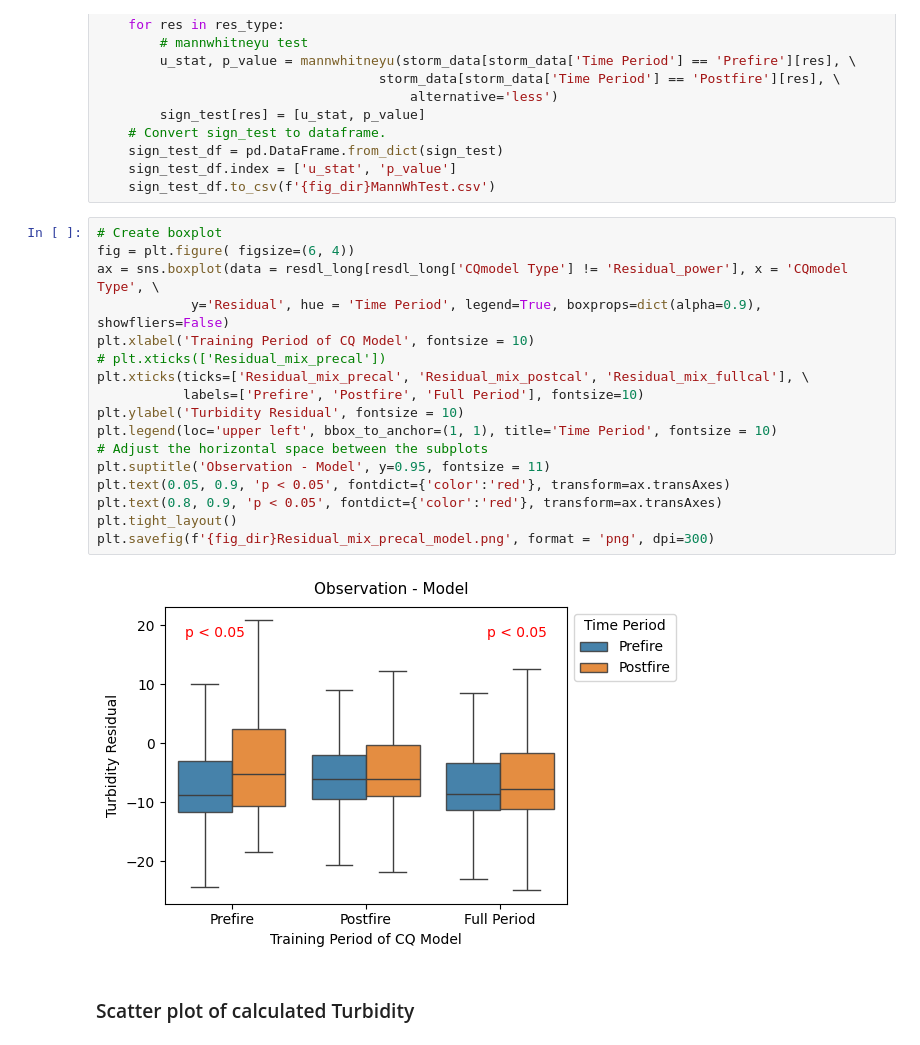
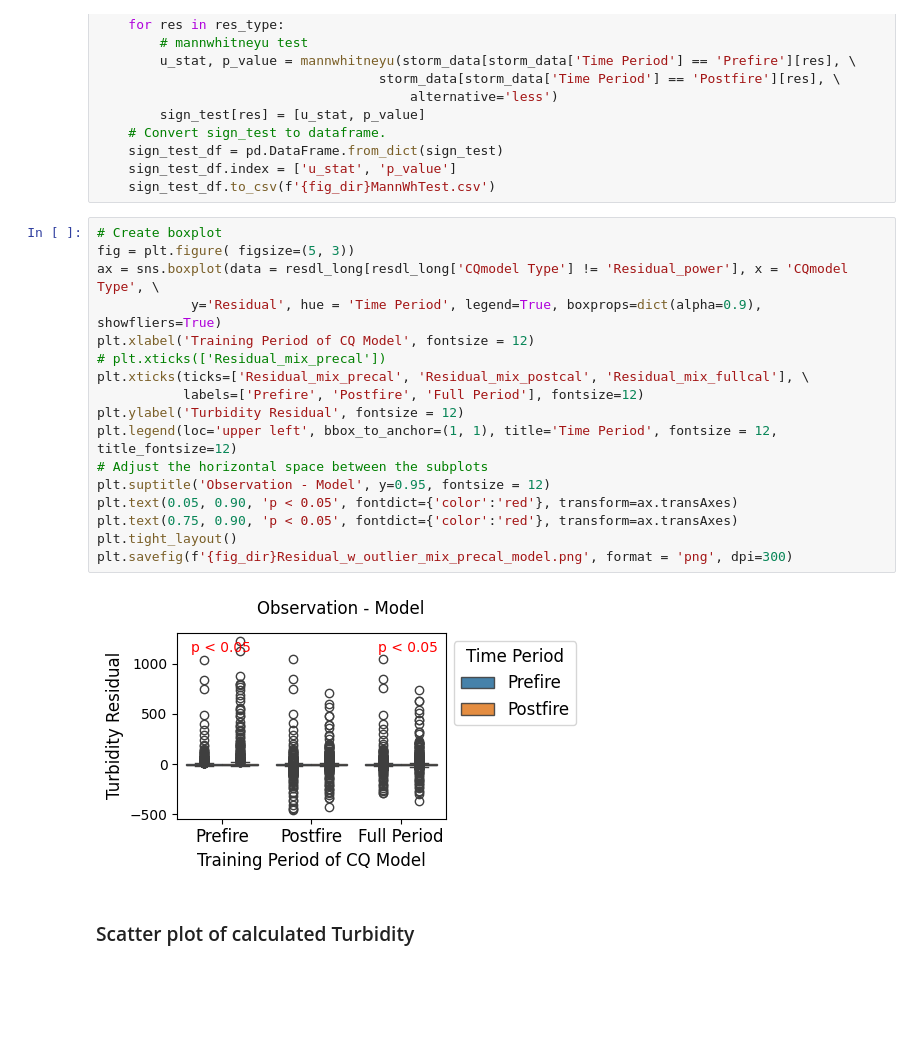
Before and after one commit to QianWanghhu/BushFireWQ, a Jupyter notebook: src/Explore_212058_CQ.ipynb, the cells around one changed output. Drawn from its saved outputs; the diff is of its cells as text; blank space fills up the shorter version.

Commit message:
Add boxplots with and without outliers.

```diff
--- a/src/Explore_212058_CQ.ipynb
+++ b/src/Explore_212058_CQ.ipynb
@@ -336,23 +336,23 @@ if not os.path.exists(f'{fig_dir}MannWhTest.csv'):
     sign_test_df.to_csv(f'{fig_dir}MannWhTest.csv')
 # %%
 # Create boxplot
-fig = plt.figure( figsize=(6, 4))
+fig = plt.figure( figsize=(5, 3))
 ax = sns.boxplot(data = resdl_long[resdl_long['CQmodel Type'] != 'Residual_power'], x = 'CQmodel Type', \
-            y='Residual', hue = 'Time Period', legend=True, boxprops=dict(alpha=0.9), showfliers=False)
-plt.xlabel('Training Period of CQ Model', fontsize = 10)
+            y='Residual', hue = 'Time Period', legend=True, boxprops=dict(alpha=0.9), showfliers=True)
+plt.xlabel('Training Period of CQ Model', fontsize = 12)
 # plt.xticks(['Residual_mix_precal'])
 plt.xticks(ticks=['Residual_mix_precal', 'Residual_mix_postcal', 'Residual_mix_fullcal'], \
-           labels=['Prefire', 'Postfire', 'Full Period'], fontsize=10)
-plt.ylabel('Turbidity Residual', fontsize = 10)
-plt.legend(loc='upper left', bbox_to_anchor=(1, 1), title='Time Period', fontsize = 10)
+           labels=['Prefire', 'Postfire', 'Full Period'], fontsize=12)
+plt.ylabel('Turbidity Residual', fontsize = 12)
+plt.legend(loc='upper left', bbox_to_anchor=(1, 1), title='Time Period', fontsize = 12, title_fontsize=12)
 # Adjust the horizontal space between the subplots
-plt.suptitle('Observation - Model', y=0.95, fontsize = 11)
-plt.text(0.05, 0.9, 'p < 0.05', fontdict={'color':'red'}, transform=ax.transAxes)
-plt.text(0.8, 0.9, 'p < 0.05', fontdict={'color':'red'}, transform=ax.transAxes)
+plt.suptitle('Observation - Model', y=0.95, fontsize = 12)
+plt.text(0.05, 0.90, 'p < 0.05', fontdict={'color':'red'}, transform=ax.transAxes)
+plt.text(0.75, 0.90, 'p < 0.05', fontdict={'color':'red'}, transform=ax.transAxes)
 plt.tight_layout()
-plt.savefig(f'{fig_dir}Residual_mix_precal_model.png', format = 'png', dpi=300)
+plt.savefig(f'{fig_dir}Residual_w_outlier_mix_precal_model.png', format = 'png', dpi=300)
 # %% [output]
-[figure, old version]
+[figure, new version]
 # %% [markdown]
 ### Scatter plot of calculated Turbidity
 # %%
```
Also changed, not shown: 5 other files.
